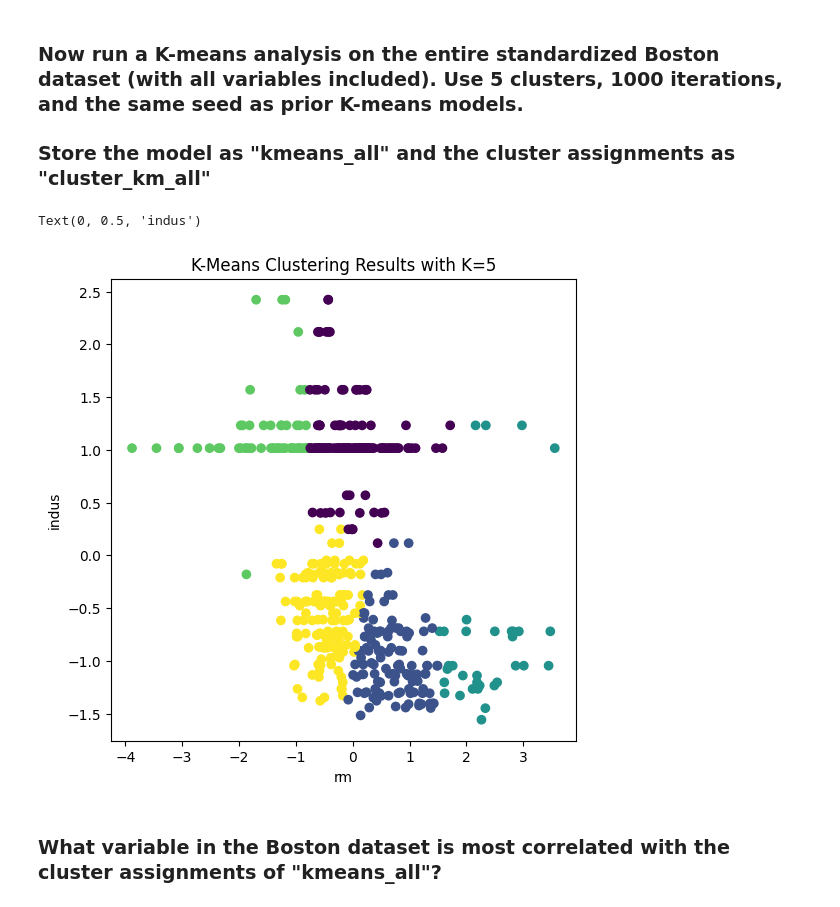
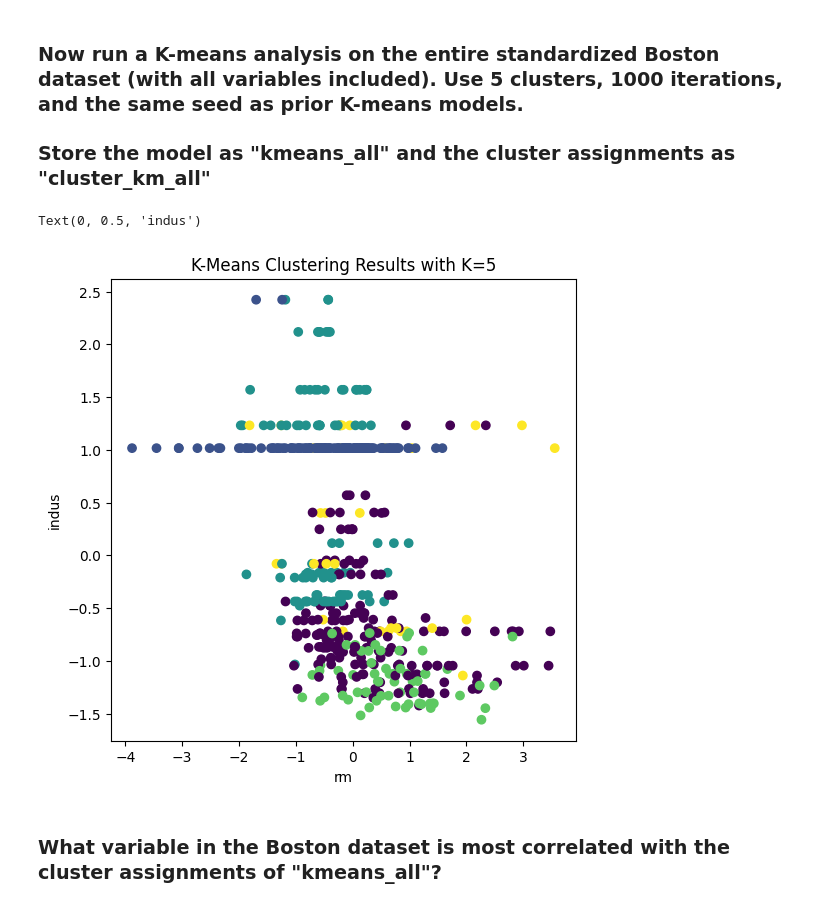
Before and after one commit to Alakazam992/code_2600, a Jupyter notebook: mod07_clustering.ipynb, the cells around one changed output. Cells and saved outputs as stored; diff of their text form; code cells hidden in the pictures.

```diff
--- a/mod07_clustering.ipynb
+++ b/mod07_clustering.ipynb
@@ -292,15 +292,15 @@ The centroids are points to show the mean position for every cluster. Therefore
 # %%
 kmeans_all = KMeans(n_clusters=5, random_state=seed, n_init=1000).fit(Boston_std)
 
 cluster_km_all = pd.DataFrame(kmeans_all.labels_)
 fig, ax = plt.subplots(1, 1, figsize=(6,6))
-ax.scatter(subset2['rm'], subset2['indus'], c=cluster_all)
+ax.scatter(subset2['rm'], subset2['indus'], c=cluster_km_all)
 ax.set_title("K-Means Clustering Results with K=5")
 ax.set_xlabel('rm')
 ax.set_ylabel('indus')
 # %% [output]
 Text(0, 0.5, 'indus')
-[figure, old version]
+[figure, new version]
 # %% [markdown]
 ### What variable in the Boston dataset is most correlated with the cluster assignments of "kmeans_all"?
 # %%
```
